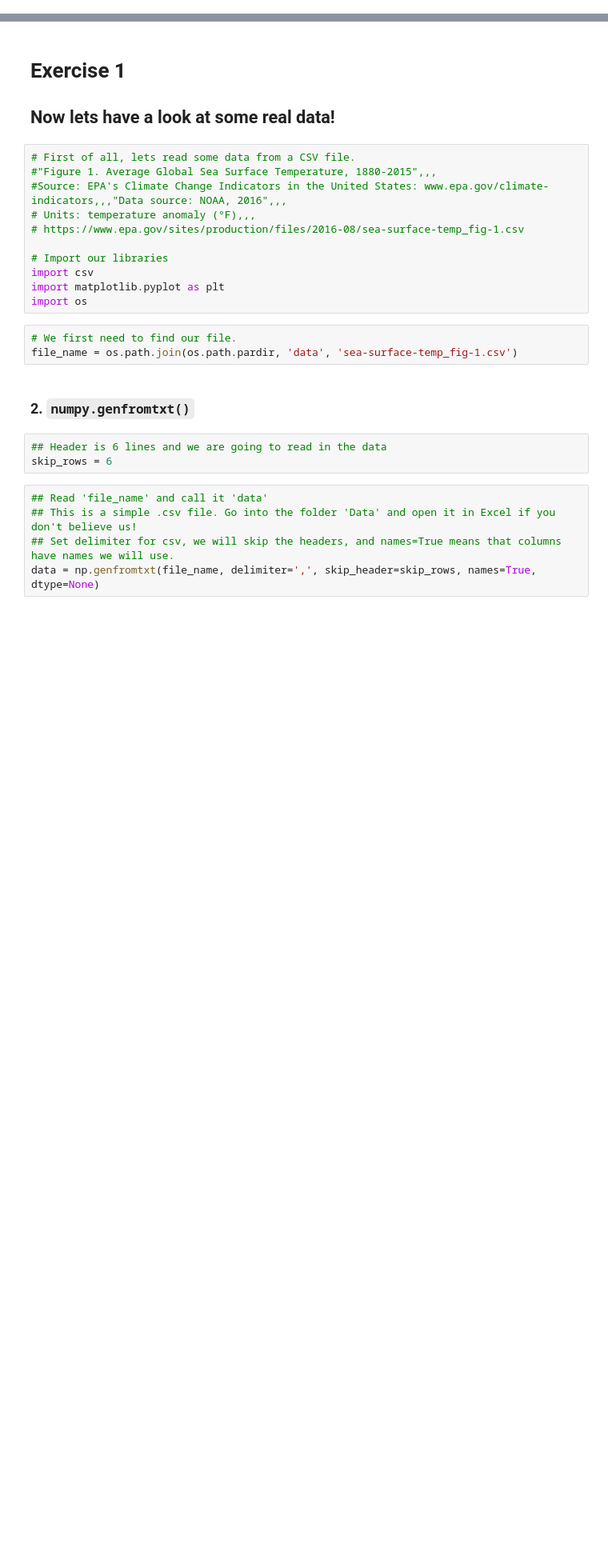
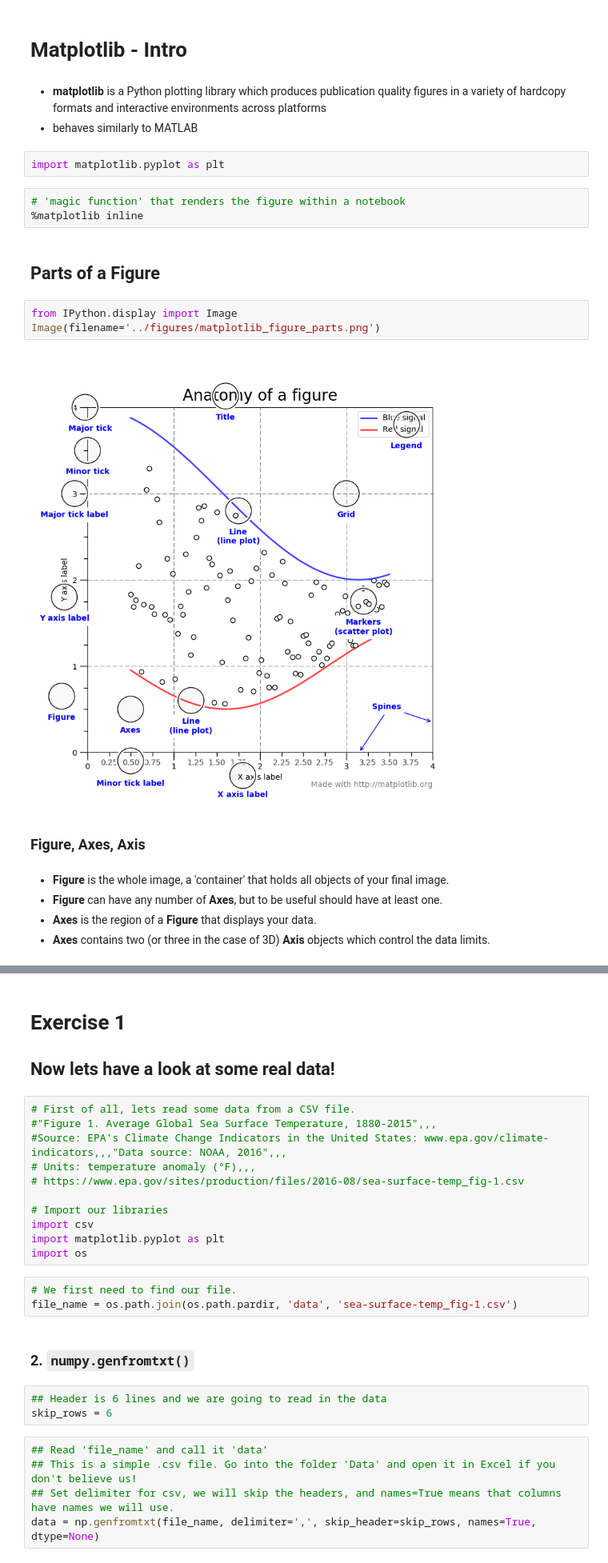
Before and after one commit to ueapy/pythoncourse2018-materials, a Jupyter notebook: notebooks/15-Matplotlib.ipynb, the cells around one changed output, grey strips where cells are left out. Shown: that part at 80% size. Drawn from its saved outputs; the diff is of its cells as text; blank space fills up the shorter version.

Commit message:
first revision of matplotlib exercises

```diff
--- a/notebooks/15-Matplotlib.ipynb
+++ b/notebooks/15-Matplotlib.ipynb
@@ -51,0 +1,24 @@ Source: http://matplotlib.org/examples/shapes_and_collections/scatter_demo.html
+# %% [markdown]
+# Matplotlib - Intro
+# %% [markdown]
+* **matplotlib** is a Python plotting library which produces publication quality figures in a variety of hardcopy formats and interactive environments across platforms
+* behaves similarly to MATLAB
+# %%
+import matplotlib.pyplot as plt
+# %%
+# 'magic function' that renders the figure within a notebook
+%matplotlib inline
+# %% [markdown]
+## Parts of a Figure
+# %%
+from IPython.display import Image
+Image(filename='../figures/matplotlib_figure_parts.png')
+# %% [output]
+[figure, added]
+# %% [markdown]
+### Figure, Axes, Axis
+# %% [markdown]
+* **Figure** is the whole image, a 'container' that holds all objects of your final image.
+* **Figure** can have any number of **Axes**, but to be useful should have at least one.
+* **Axes** is the region of a **Figure** that displays your data.
+* **Axes** contains two (or three in the case of 3D) **Axis** objects which control the data limits.
```
Also changed, not shown: parts of 36 cells of this notebook.
